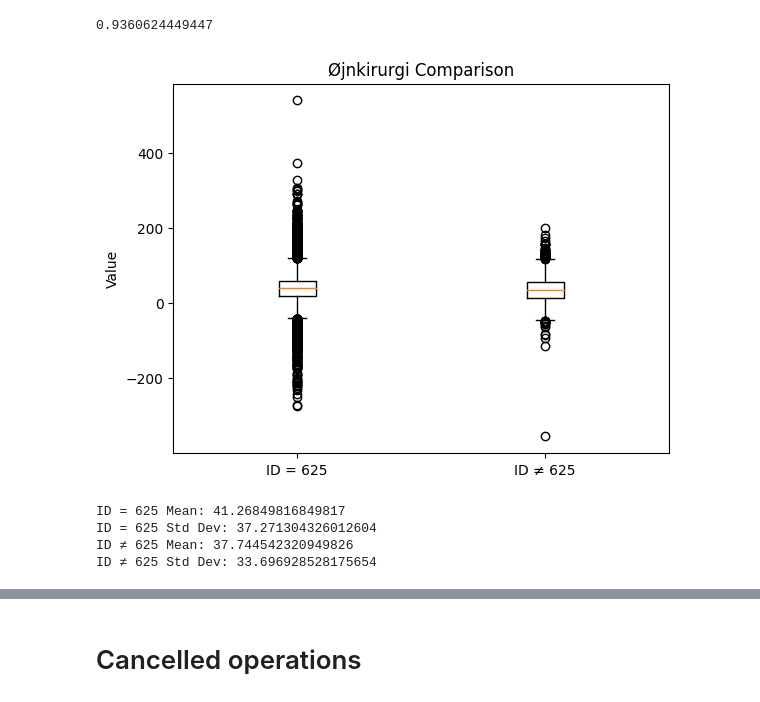
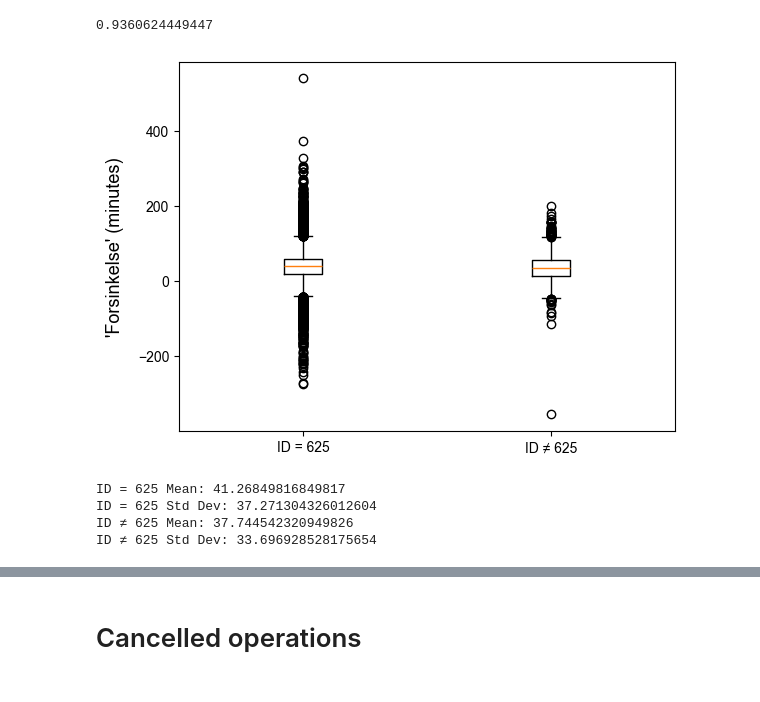
Before and after one commit to killermort9/AnalyticsToAction_Grop12, a Jupyter notebook: Signe.ipynb, the cells around one changed output, grey strips where cells are left out. Cells and saved outputs as stored; diff of their text form; code cells hidden in the pictures.

```diff
--- a/Signe.ipynb
+++ b/Signe.ipynb
@@ -143,6 +143,8 @@ Std forsinkelse 37.06270542368009
 Gennemsnitlig forsinkelse: 12.969092864826102
 Std forsinkelse 39.39510688254209
 # %%
+import matplotlib.pyplot as plt
+plt.rcParams['font.family'] = 'Arial'
 dfs = {k: v for k, v in df_complete.groupby('Operationsgang ID')}
 column = 'Forsinkelse (minutter)'
 
@@ -159,9 +161,9 @@ plt.figure()
 keys_str = [str(k) for k in keys]
 plt.errorbar(keys_str, means, yerr=stds, fmt='o', capsize=5)
 
-plt.xlabel("Group")
-plt.ylabel("Mean Value")
-plt.title(f"Mean and Standard Deviation of {column}")
+plt.xlabel("Operationsgang ID")
+plt.ylabel("Value")
+#plt.title(f"Mean and Standard Deviation of {column}")
 plt.xticks(rotation=-90)
 
 plt.show()
@@ -253,18 +297,18 @@ group2 =  group2[group2['Speciale'] == 'Øjenkirurgi']["Forsinkelse (minutter)"]
 # %%
 group1 = pd.to_numeric(group1, errors='coerce').dropna()
 group2 = pd.to_numeric(group2, errors='coerce').dropna()
 plt.boxplot([group1, group2], labels=['ID = 625', 'ID ≠ 625'])
 
-plt.title('Øjnkirurgi Comparison')
-plt.ylabel('Value')
+#plt.title('Øjnkirurgi Comparison')
+plt.ylabel("'Forsinkelse' (minutes)", fontsize=13, labelpad=10)
 
 plt.show()
 print("ID = 625 Mean:", group1.mean())
 print("ID = 625 Std Dev:", group1.std())
 print("ID ≠ 625 Mean:", group2.mean())
 print("ID ≠ 625 Std Dev:", group2.std())
 # %% [output]
-[figure, old version]
+[figure, new version]
 ID = 625 Mean: 41.26849816849817
 ID = 625 Std Dev: 37.271304326012604
 ID ≠ 625 Mean: 37.744542320949826
```
Also changed, not shown: parts of 28 cells of this notebook, 6 other files.
